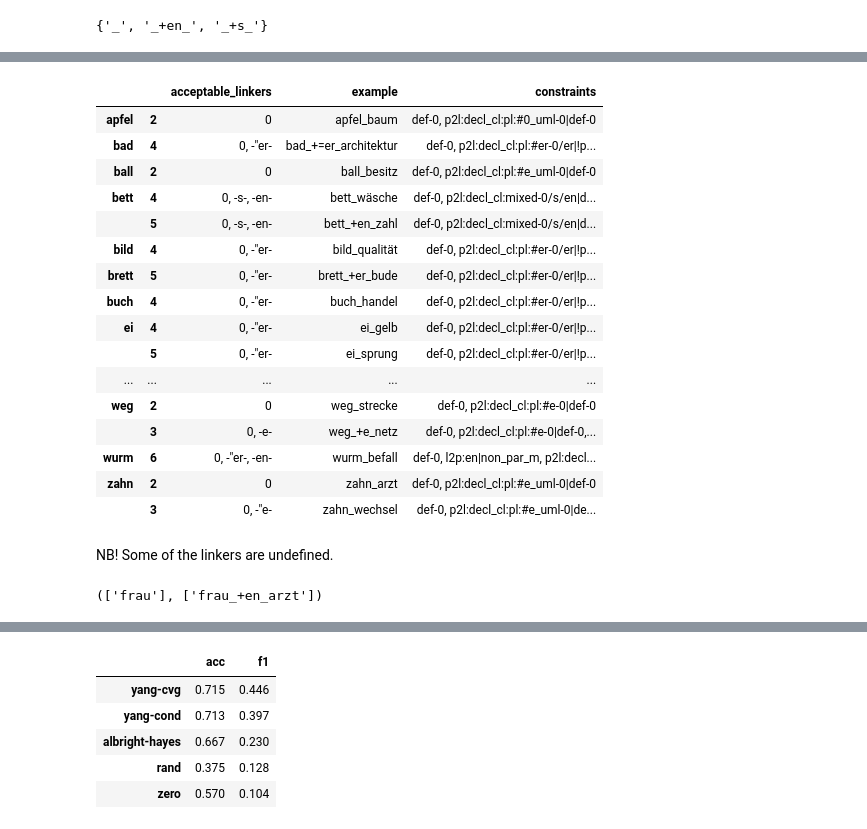
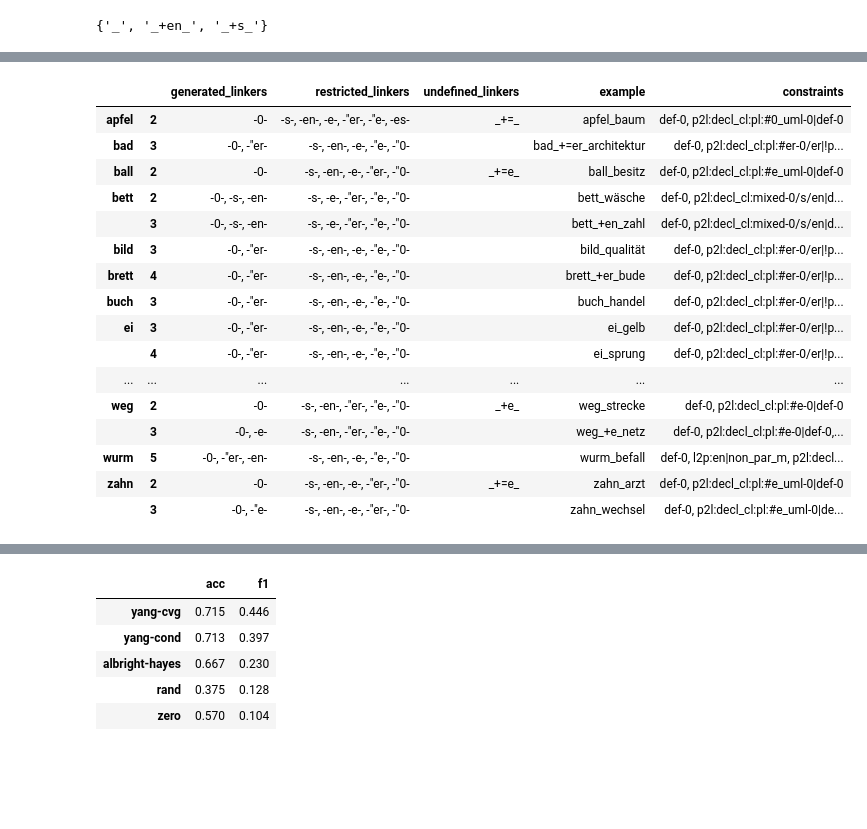
Before and after one commit to maxschmaltz/DieKonstraints, a Jupyter notebook: comp_modeling/inspect.ipynb, the cells around one changed output, grey strips where cells are left out. Drawn from its saved outputs; the diff is of its cells as text; code cells hidden in the pictures; blank space fills up the shorter version.

```diff
--- a/comp_modeling/inspect.ipynb
+++ b/comp_modeling/inspect.ipynb
@@ -134,9 +161,9 @@ for key in keys:
         lambda x: ", ".join(x) if isinstance(x, list) else ""
     )
     col_order.extend([(key, "n"), (key, "constraints")])
-linkers_by_domains_df = linkers_by_domains_df[col_order]
+linkers_by_domains_df = linkers_by_domains_df[col_order].sort_index()
 
-save_tsv_generic(linkers_by_domains_df, "out/linkers_by_domains_df.tsv")
+save_tsv_generic(linkers_by_domains_df, "out/linkers_by_domains.tsv")
 linkers_by_domains_df
 # %% [output]
 |  | morphological |  | morphological+semantic |  | morphological+phonological |  | ... |
@@ -168,7 +195,7 @@ While in a considerable amount of compounds, these (potentially) cooperating con
 Remember that these number are observed over a modeling dataset with a simplified constraint interaction. The real picture must be more intricate. But again, simplicity is a virtue at this initial attempt to model German compounding: it will be much easier to grasp the first patterns of it from the two-linker outputs.
 # %%
 n_constr = [
-    sum([len(c_ids) for c_ids in constrs.values()])
+    len(set([c_id for c_ids in constrs.values() for c_id in c_ids]))
     for constrs in acceptable_linkers_all.values()
 ]
 
@@ -240,47 +343,58 @@ def get_n1s_by_n_constr(n: int) -> List[str]:
     return unique_n1s, comp_examples
 # %%
 geco2text = lambda linker: (
-    "-" + linker.replace("_", "").replace("+", "").replace("=", "\"") + "-"
-    if linker.count("_") == 2 else "0"
+    "-" + linker.replace("+", "").replace("=_", "\"0").replace("=", "\"").replace("_", "") + "-"
+    if linker.count("_") == 2 else "-0-"
 )
-n_constr_df_data = {}
+unique_linkers = linkers_by_domains_df.index.tolist()
+n1_x_constr_data = {}
 for i in x_c:
     n1s, examples = get_n1s_by_n_constr(i)
     for n1, example in zip(n1s, examples):
         acceptable_linkers = acceptable_linkers_all[example]
-        constrs_n1 = []
+        unacceptable_linkers = unacceptable_linkers_all[example]
+        constrs_n1 = set()
         for constrs in acceptable_linkers.values():
-            constrs_n1.extend(constrs)
-        constrs_n1_str = ", ".join(sorted(constrs_n1))
+            constrs_n1.update(constrs)
+        constrs_n1_str = ", ".join(sorted(list(constrs_n1)))
         accept_linkers_str = ", ".join(
             geco2text(linker) for linker in acceptable_linkers.keys()
         )
+        unaccept_linkers_str = ", ".join(
+            geco2text(linker) for linker in unacceptable_linkers.keys()
+        )
+        undefined_linkers = ", ".join(
+            list(set(unique_linkers) -
+            set(acceptable_linkers.keys()) -
+            set(unacceptable_linkers.keys()))
+        )
         record = {
-            "acceptable_linkers": accept_linkers_str,
+            "generated_linkers": accept_linkers_str,
+            "restricted_linkers": unaccept_linkers_str,
+            "undefined_linkers": undefined_linkers,
             "example": example,
             "constraints": constrs_n1_str
         }
-        n_constr_df_data[(n1, i)] = record
+        n1_x_constr_data[(n1, i)] = record
 
-n_constr_df = pd.DataFrame(n_constr_df_data).T.sort_index()
-n_constr_df
+n1_x_constr_df = pd.DataFrame(n1_x_constr_data).T.sort_index()
+save_tsv_generic(n1_x_constr_df, "out/n1_x_constr.tsv")
+n1_x_constr_df
 # %% [output]
-|  |  | acceptable_linkers | example | constraints |
-| apfel | 2 | 0 | apfel_baum | def-0, p2l:decl_cl:pl:#0_uml-0|def-0 |
-| bad | 4 | 0, -"er- | bad_+=er_architektur | def-0, p2l:decl_cl:pl:#er-0/er|!p... |
-| ball | 2 | 0 | ball_besitz | def-0, p2l:decl_cl:pl:#e_uml-0|def-0 |
-| bett | 4 | 0, -s-, -en- | bett_wäsche | def-0, p2l:decl_cl:mixed-0/s/en|d... |
-|  | 5 | 0, -s-, -en- | bett_+en_zahl | def-0, p2l:decl_cl:mixed-0/s/en|d... |
-| bild | 4 | 0, -"er- | bild_qualität | def-0, p2l:decl_cl:pl:#er-0/er|!p... |
-| brett | 5 | 0, -"er- | brett_+er_bude | def-0, p2l:decl_cl:pl:#er-0/er|!p... |
-| buch | 4 | 0, -"er- | buch_handel | def-0, p2l:decl_cl:pl:#er-0/er|!p... |
-| ei | 4 | 0, -"er- | ei_gelb | def-0, p2l:decl_cl:pl:#er-0/er|!p... |
-|  | 5 | 0, -"er- | ei_sprung | def-0, p2l:decl_cl:pl:#er-0/er|!p... |
-| ... | ... | ... | ... | ... |
-| weg | 2 | 0 | weg_strecke | def-0, p2l:decl_cl:pl:#e-0|def-0 |
-|  | 3 | 0, -e- | weg_+e_netz | def-0, p2l:decl_cl:pl:#e-0|def-0,... |
-| wurm | 6 | 0, -"er-, -en- | wurm_befall | def-0, l2p:en|non_par_m, p2l:decl... |
-| zahn | 2 | 0 | zahn_arzt | def-0, p2l:decl_cl:pl:#e_uml-0|def-0 |
-|  | 3 | 0, -"e- | zahn_wechsel | def-0, p2l:decl_cl:pl:#e_uml-0|de... |
+|  |  | generated_linkers | restricted_linkers | undefined_linkers | example | constraints |
+| apfel | 2 | -0- | -s-, -en-, -e-, -"er-, -"e-, -es- | _+=_ | apfel_baum | def-0, p2l:decl_cl:pl:#0_uml-0|def-0 |
+| bad | 3 | -0-, -"er- | -s-, -en-, -e-, -"e-, -"0- |  | bad_+=er_architektur | def-0, p2l:decl_cl:pl:#er-0/er|!p... |
+| ball | 2 | -0- | -s-, -en-, -e-, -"er-, -"0- | _+=e_ | ball_besitz | def-0, p2l:decl_cl:pl:#e_uml-0|def-0 |
+| bett | 2 | -0-, -s-, -en- | -s-, -e-, -"er-, -"e-, -"0- |  | bett_wäsche | def-0, p2l:decl_cl:mixed-0/s/en|d... |
+|  | 3 | -0-, -s-, -en- | -s-, -e-, -"er-, -"e-, -"0- |  | bett_+en_zahl | def-0, p2l:decl_cl:mixed-0/s/en|d... |
+| bild | 3 | -0-, -"er- | -s-, -en-, -e-, -"e-, -"0- |  | bild_qualität | def-0, p2l:decl_cl:pl:#er-0/er|!p... |
+| brett | 4 | -0-, -"er- | -s-, -en-, -e-, -"e-, -"0- |  | brett_+er_bude | def-0, p2l:decl_cl:pl:#er-0/er|!p... |
+| buch | 3 | -0-, -"er- | -s-, -en-, -e-, -"e-, -"0- |  | buch_handel | def-0, p2l:decl_cl:pl:#er-0/er|!p... |
+| ei | 3 | -0-, -"er- | -s-, -en-, -e-, -"e-, -"0- |  | ei_gelb | def-0, p2l:decl_cl:pl:#er-0/er|!p... |
+|  | 4 | -0-, -"er- | -s-, -en-, -e-, -"e-, -"0- |  | ei_sprung | def-0, p2l:decl_cl:pl:#er-0/er|!p... |
+| ... | ... | ... | ... | ... | ... | ... |
+| weg | 2 | -0- | -s-, -en-, -"er-, -"e-, -"0- | _+e_ | weg_strecke | def-0, p2l:decl_cl:pl:#e-0|def-0 |
+|  | 3 | -0-, -e- | -s-, -en-, -"er-, -"e-, -"0- |  | weg_+e_netz | def-0, p2l:decl_cl:pl:#e-0|def-0,... |
+| wurm | 5 | -0-, -"er-, -en- | -s-, -en-, -e-, -"e-, -"0- |  | wurm_befall | def-0, l2p:en|non_par_m, p2l:decl... |
+| zahn | 2 | -0- | -s-, -en-, -e-, -"er-, -"0- | _+=e_ | zahn_arzt | def-0, p2l:decl_cl:pl:#e_uml-0|def-0 |
+|  | 3 | -0-, -"e- | -s-, -en-, -e-, -"er-, -"0- |  | zahn_wechsel | def-0, p2l:decl_cl:pl:#e_uml-0|de... |
-# %% [markdown]
-NB! Some of the linkers are undefined.
@@ -290,4 +400,0 @@ for i in
-# %%
-get_n1s_by_n_constr(1)
-# %% [output]
-(['frau'], ['frau_+en_arzt'])
```
Also changed, not shown: parts of 27 cells of this notebook, 11 other files.
